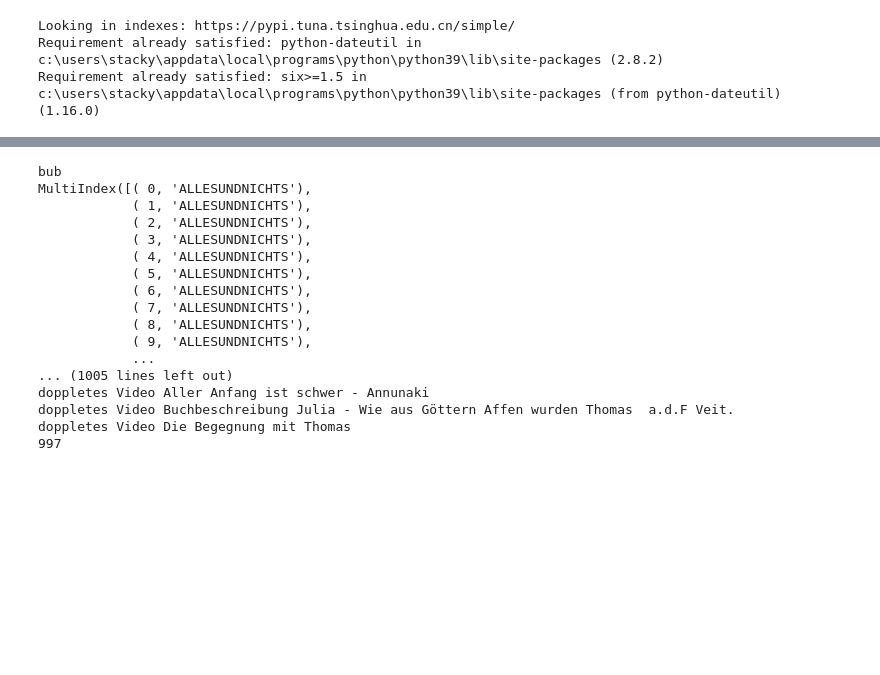
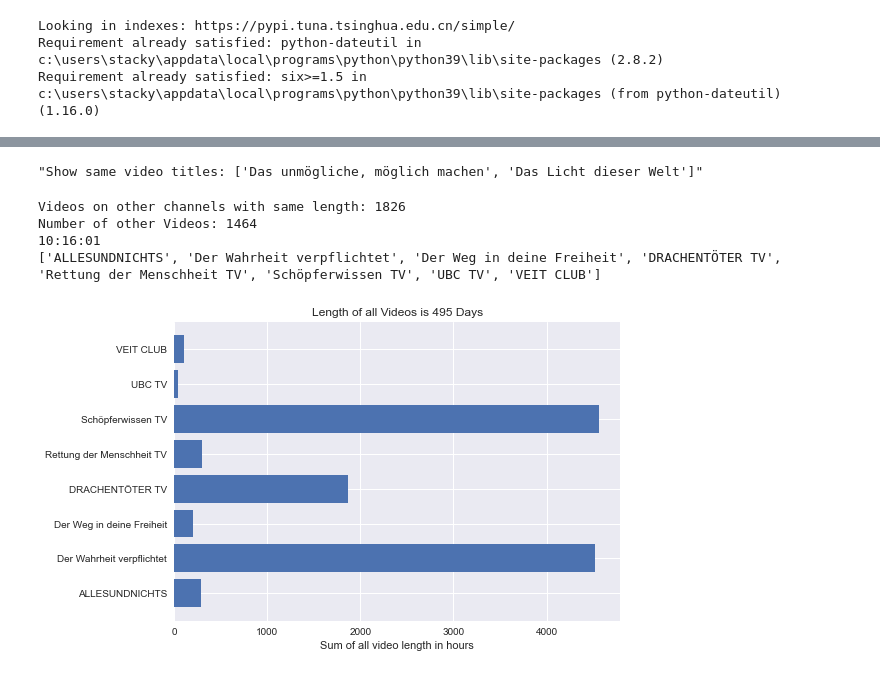
Before and after one commit to hottib/schoepferwissen, a Jupyter notebook: MetaAnalysen.ipynb, the cells around one changed output, grey strips where cells are left out. Drawn from its saved outputs; the diff is of its cells as text; code cells hidden in the pictures; blank space fills up the shorter version.

Commit message:
More MEta Analysis.

```diff
--- a/MetaAnalysen.ipynb
+++ b/MetaAnalysen.ipynb
@@ -118,31 +149,58 @@ plt.show()
 # %%
-print("bub")
+df_meta = load_df()
+df_drop = df_meta.drop('Der Wahrheit verpflichtet', level=1)
 count = 0
-print(df_meta.index)
-#df_meta_drop_Warheit = df_meta.iloc["Der Wahrheit verpflichtet"]
-#print(df_meta_drop_Warheit)
+list_titles = []
 for title in Wahrheit["title"]:
     #print(title)
-    for titleS in df_meta["title"]:
+    for titleS in df_drop["title"]:
         if title == titleS:
             count += 1
-            print("doppletes Video %s" %title)
-print(count)
+            list_titles.append(title)
+            #print("doppletes Video %s" %title)
+display("Show same video titles: %s" %list_titles)
 # %% [output]
-bub
-MultiIndex([( 0, 'ALLESUNDNICHTS'),
-            ( 1, 'ALLESUNDNICHTS'),
-            ( 2, 'ALLESUNDNICHTS'),
-            ( 3, 'ALLESUNDNICHTS'),
-            ( 4, 'ALLESUNDNICHTS'),
-            ( 5, 'ALLESUNDNICHTS'),
-            ( 6, 'ALLESUNDNICHTS'),
-            ( 7, 'ALLESUNDNICHTS'),
-            ( 8, 'ALLESUNDNICHTS'),
-            ( 9, 'ALLESUNDNICHTS'),
-            ...
-... (1005 lines left out)
-doppletes Video Aller Anfang ist schwer - Annunaki
-doppletes Video Buchbeschreibung Julia - Wie aus Göttern Affen wurden Thomas  a.d.F Veit.
-doppletes Video Die Begegnung mit Thomas
-997
+"Show same video titles: ['Das unmögliche, möglich machen', 'Das Licht dieser Welt']"
+# %%
+counter_len = 0
+[df_meta, all_channel_names] = load_df()
+for length in Wahrheit["length"]:
+    for lengthS in df_drop["length"]:
+        if length == lengthS:
+            counter_len += 1
+print("Videos on other channels with same length: %s" %counter_len)
+print("Number of other Videos: %s" % df_drop.shape[0])
+
+
+
+print(len_Wahr_h)
+duration=0
+list_of_length = []
+print(all_channel_names)
+for channel in all_channel_names:
+    df = df_meta.loc[df_meta.index.get_level_values("Channel") == channel]
+    secs = int(df["length"].sum(axis = 0, skipna = True))
+    hours = secs/360
+    days= hours/24
+    list_of_length.append(hours)
+    duration = duration + hours/24
+
+
+plt.barh(all_channel_names, list_of_length)
+
+
+duration = duration
+title = duration
+plt.title("Length of all Videos is %s Days" % round(title))
+plt.xlabel("Sum of all video length in hours")
+plt.ylabel("")
+plt.show()
+#print(list_of_length)
+#df.groupby(pd.to_datetime(df['Date']).dt.strftime('%b-%Y'), sort=False)['Rep'].size().plot()
+#ax2.plot()
+# %% [output]
+Videos on other channels with same length: 1826
+Number of other Videos: 1464
+10:16:01
+['ALLESUNDNICHTS', 'Der Wahrheit verpflichtet', 'Der Weg in deine Freiheit', 'DRACHENTÖTER TV', 'Rettung der Menschheit TV', 'Schöpferwissen TV', 'UBC TV', 'VEIT CLUB']
+[figure, added]
```
Also changed, not shown: parts of 12 cells of this notebook, 1 other file.
